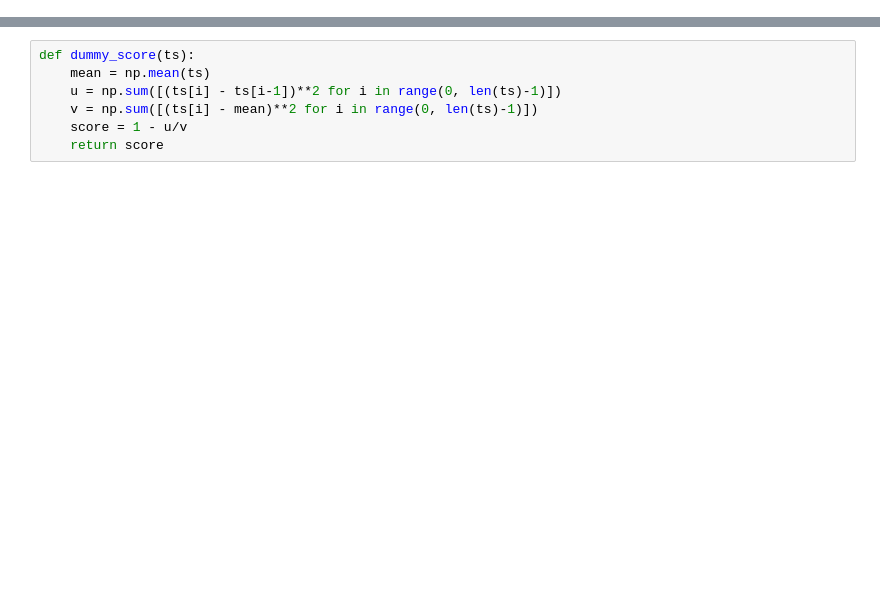
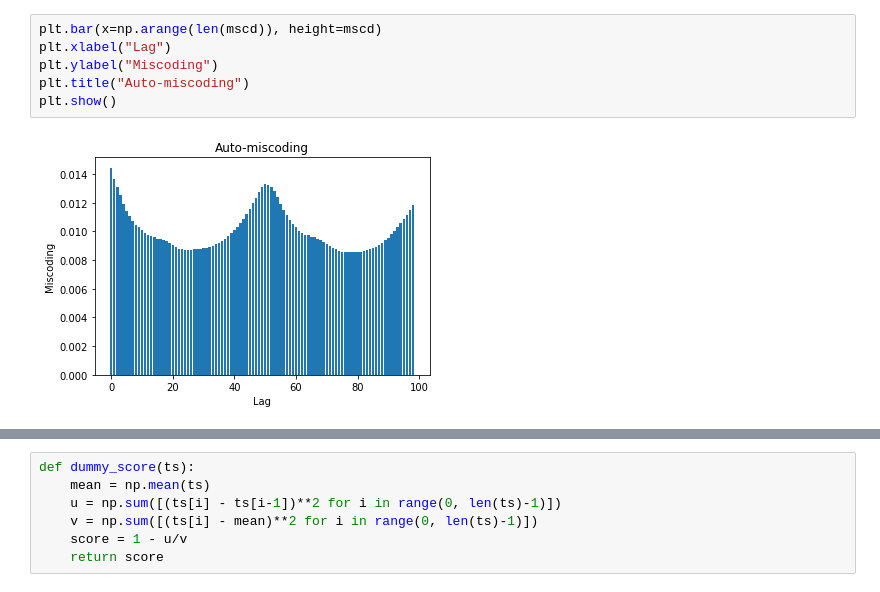
Before and after one commit to rleiva/nescience, a Jupyter notebook: examples/TimeSeries.ipynb, the cells around one changed output, grey strips where cells are left out. Cells and saved outputs as stored; diff of their text form; blank space fills up the shorter version.

```diff
--- a/examples/TimeSeries.ipynb
+++ b/examples/TimeSeries.ipynb
@@ -10,0 +40,8 @@ from nescience.timeseries import TimeSeries
+# %%
+plt.bar(x=np.arange(len(mscd)), height=mscd)
+plt.xlabel("Lag")
+plt.ylabel("Miscoding")
+plt.title("Auto-miscoding")
+plt.show()
+# %% [output]
+[figure, added]
```
Also changed, not shown: parts of 74 cells of this notebook.
